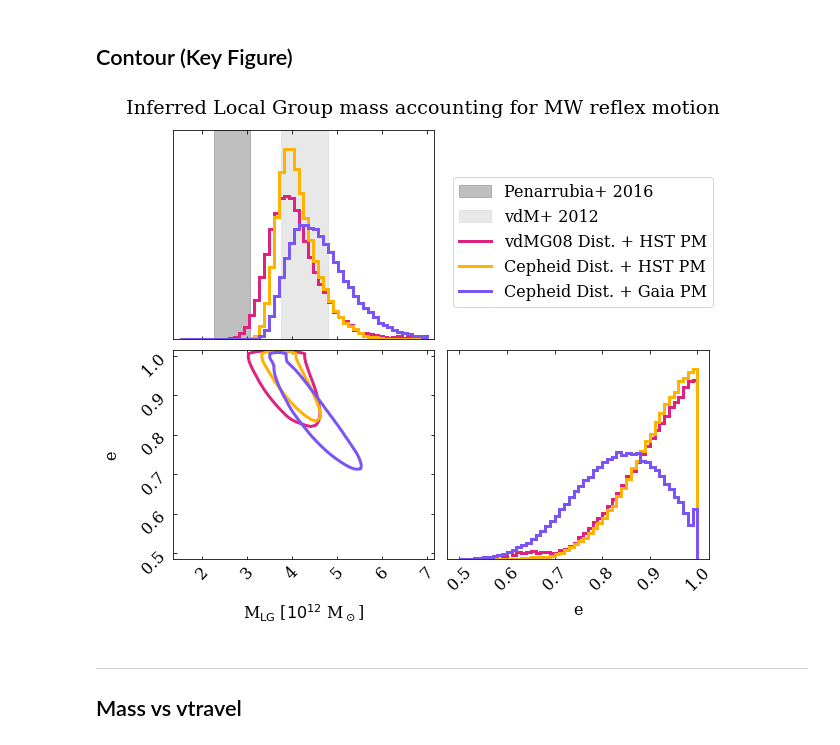
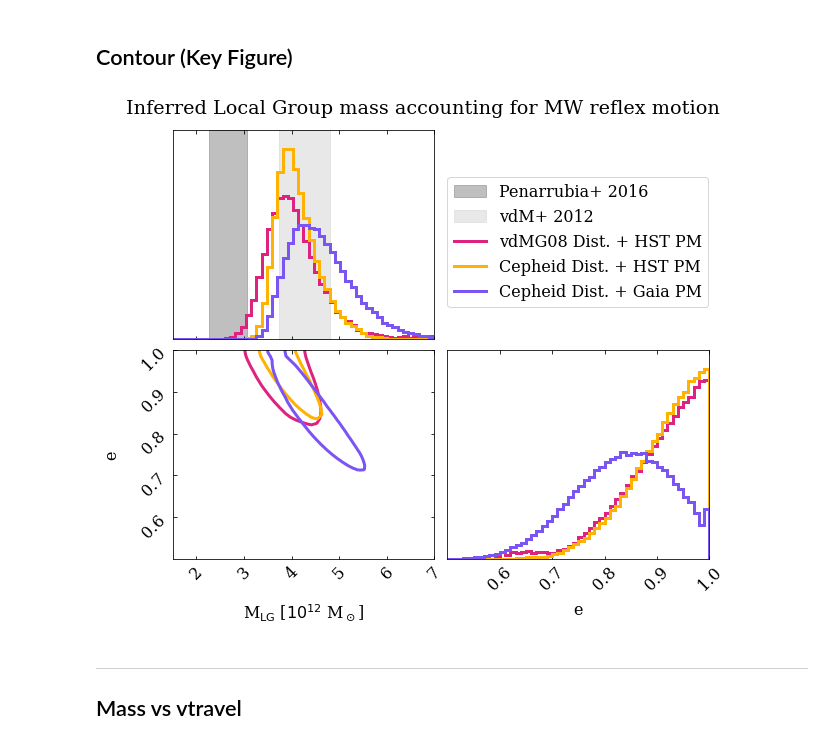
Before and after one commit to katiechambe/yellowCard, a Jupyter notebook: notebooks/pymc3-analyze-runs.ipynb, the cells around one changed output. Saved outputs shown, nothing was run; the diff lists cells and outputs as text; code cells hidden in the pictures.

Commit message:
with new axes limits

```diff
--- a/notebooks/pymc3-analyze-runs.ipynb
+++ b/notebooks/pymc3-analyze-runs.ipynb
@@ -150,23 +150,24 @@ ___
 # Plots
 # %% [markdown]
 ## Contour (Key Figure)
+# %%
+dataChoices = ["vdm2012",'Dataset3',"fiducial2021"]
+Mrange = (1.5,7)
+erange = (0.5,1)
+
+penarrubia16low, penarrubia16high = [2.26, 3.06]
+vdm12low, vdm12high = [3.74,4.8]
+
+stacked = {}
+
+for model in dataChoices:
+    data = az.from_json(f"../pymc3-data/{model}_vtravel_32.json")
+    stacked[model] = np.vstack([np.asarray(data.posterior[i]).ravel() for i in ["M","e"]])
 # %%
-dataChoices = ["vdm2012",'Dataset3',"fiducial2021"]
-
-style = ['solid','solid','solid']
-widths = [3,3,3]
-Mrange = (1.5,7)
-erange = (0.5,1)
-
-penarrubia16low, penarrubia16high = [2.26, 3.06]
-vdm12low, vdm12high = [3.74,4.8]
-
 fig,ax = plt.subplots(2,2,figsize=(10,8))
 # to create corner plot and add legends
 for dat in dataChoices:
-    data = az.from_json(f"../pymc3-data/{dat}_vtravel_32.json")
-    howdy = np.vstack([np.asarray(data.posterior[i]).ravel() for i in ["M","e"]])
-    corner.corner(howdy.T,
+    corner.corner(stacked[dat].T,
                         labels=[r"M$_{\rm LG}$ [$10^{12}$ M$_\odot$]","e"],
                         plot_datapoints=False,
                         plot_density=False,
@@ -187,9 +188,11 @@ for dat in dataChoices:
              color=palette[dat],
              label=fr"{labels[dat]}")
 
-# to fix the VERY SLIGHT MISALIGNED xlim on the mass :|
-xlims = ax[1][0].get_xlim()
-ax[0][0].set_xlim(xlims)
+# to set axes limits
+ax[1][1].set_xlim(erange)
+ax[1][0].set_ylim(erange)
+for i in range(2):
+    ax[i][0].set_xlim(Mrange)
 
 # plot bands for range comparison
 for row in range(1): # if needed shaded bands in lower left plot, change range to 2
@@ -197,35 +200,36 @@ for row in range(1): # if needed shaded bands in lower left plot, change range t
     ax[row][0].fill_betweenx(np.linspace(ylims[0],ylims[1]),
                              penarrubia16low, penarrubia16high,
                              color='grey',
                              alpha=0.5)
     ax[row][0].fill_betweenx(np.linspace(ylims[0],ylims[1]),
                              vdm12low, vdm12high,
                              color='lightgrey',
                              alpha=0.5)
 
 # add shaded bands to legend
 ax[0][0].fill_betweenx(np.linspace(ylims[0],ylims[0]),
                              vdm12low, vdm12high,
                              color='grey',
                              alpha=0.5,
                              label="Penarrubia+ 2016")
 ax[0][0].fill_betweenx(np.linspace(ylims[0],ylims[0]),
                              vdm12low, vdm12high,
                              color='lightgrey',
                              alpha=0.5,
                              label="vdM+ 2012")
 
+
 # to set x labels closer to plot
 for i in range(2):
     ax[1][i].xaxis.set_label_coords(0.5, -0.2)
     ax[1][i].yaxis.set_label_coords(-0.2,0.5)
 
-fig.legend(loc=(0.565,0.6))
+fig.legend(loc=(0.553,0.6))
 fig.suptitle("Inferred Local Group mass accounting for MW reflex motion",x=0.53)
 plt.savefig("../plots/analyze-runs-contour.pdf")
 plt.show()
 # %% [output]
-[figure, old version]
+[figure, new version]
 # %% [markdown]
 ___
 ## Mass vs vtravel
```
